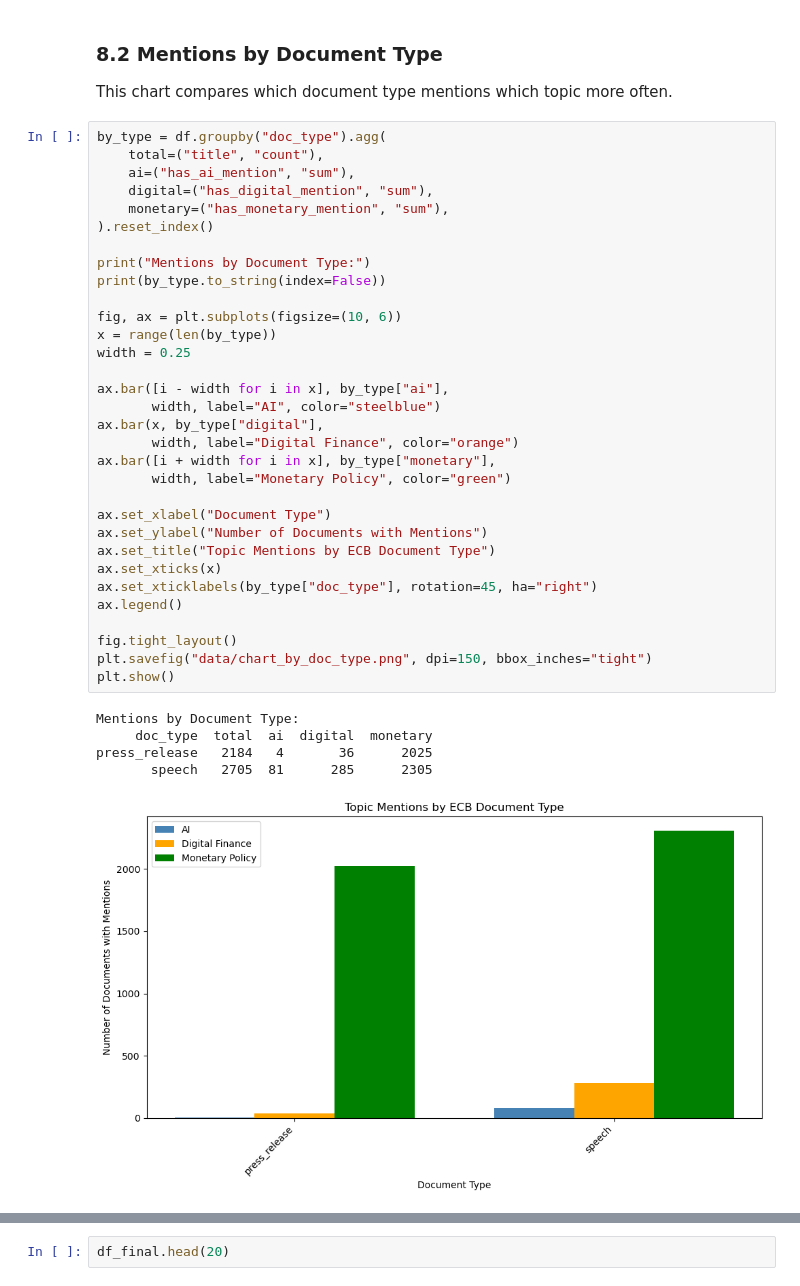
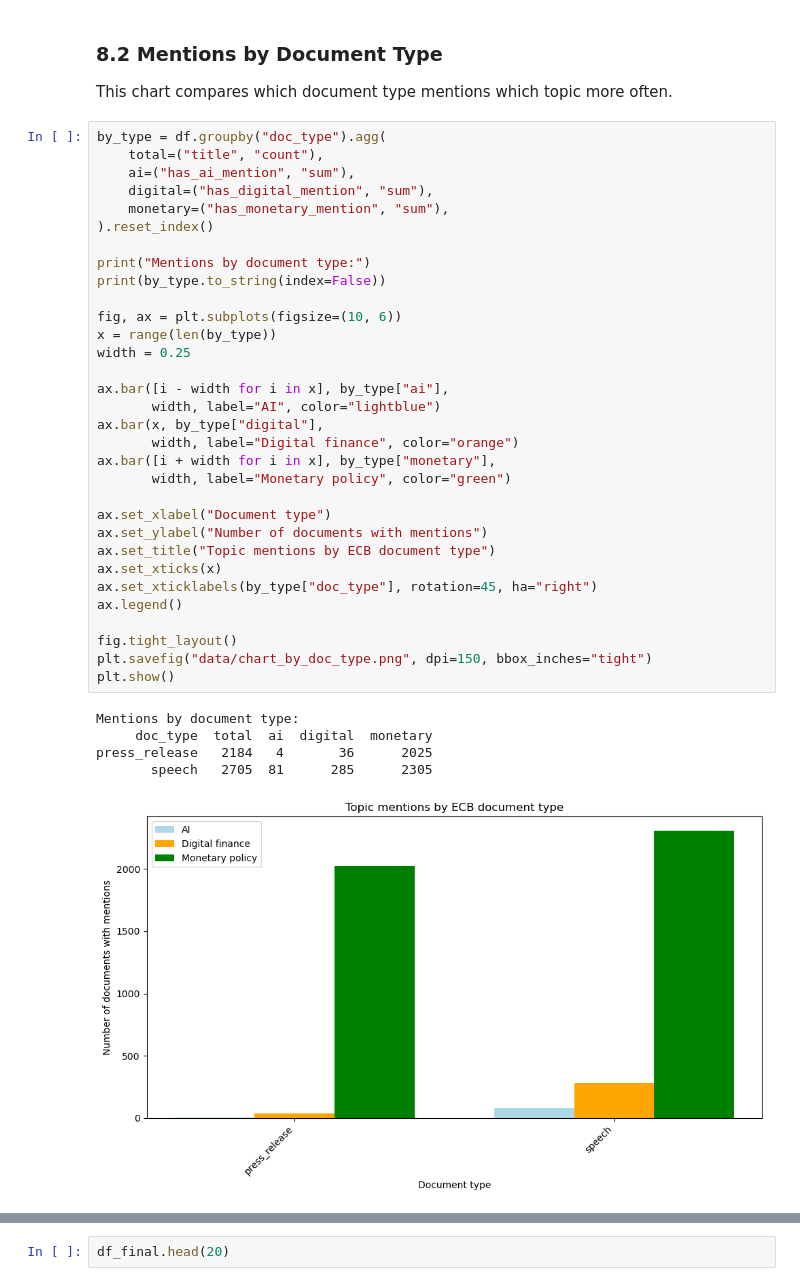
Before and after one commit to nnamyslowska/ecb-scraper, a Jupyter notebook: 04_analysis.ipynb, the cells around one changed output, grey strips where cells are left out. Saved outputs shown, nothing was run; the diff lists cells and outputs as text.

```diff
--- a/04_analysis.ipynb
+++ b/04_analysis.ipynb
@@ -678,39 +666,39 @@ This chart compares which document type mentions which topic more often.
 # %%
 by_type = df.groupby("doc_type").agg(
     total=("title", "count"),
     ai=("has_ai_mention", "sum"),
     digital=("has_digital_mention", "sum"),
     monetary=("has_monetary_mention", "sum"),
 ).reset_index()
 
-print("Mentions by Document Type:")
+print("Mentions by document type:")
 print(by_type.to_string(index=False))
 
 fig, ax = plt.subplots(figsize=(10, 6))
 x = range(len(by_type))
 width = 0.25
 
 ax.bar([i - width for i in x], by_type["ai"],
-       width, label="AI", color="steelblue")
+       width, label="AI", color="lightblue")
 ax.bar(x, by_type["digital"],
-       width, label="Digital Finance", color="orange")
+       width, label="Digital finance", color="orange")
 ax.bar([i + width for i in x], by_type["monetary"],
-       width, label="Monetary Policy", color="green")
+       width, label="Monetary policy", color="green")
 
-ax.set_xlabel("Document Type")
-ax.set_ylabel("Number of Documents with Mentions")
-ax.set_title("Topic Mentions by ECB Document Type")
+ax.set_xlabel("Document type")
+ax.set_ylabel("Number of documents with mentions")
+ax.set_title("Topic mentions by ECB document type")
 ax.set_xticks(x)
 ax.set_xticklabels(by_type["doc_type"], rotation=45, ha="right")
 ax.legend()
 
 fig.tight_layout()
 plt.savefig("data/chart_by_doc_type.png", dpi=150, bbox_inches="tight")
 plt.show()
 # %% [output]
-Mentions by Document Type:
+Mentions by document type:
      doc_type  total  ai  digital  monetary
 press_release   2184   4       36      2025
        speech   2705  81      285      2305
-[figure, old version]
+[figure, new version]
 # %% [markdown]
```
Also changed, not shown: parts of 16 cells of this notebook, 4 other files.
